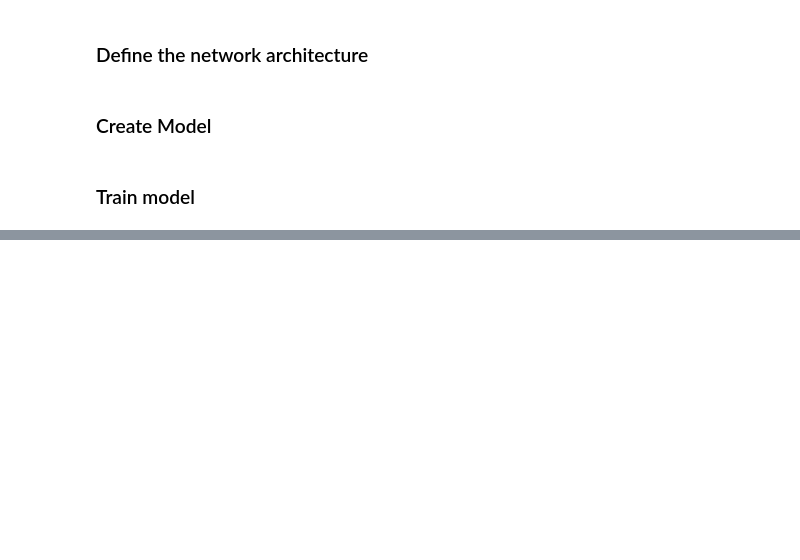
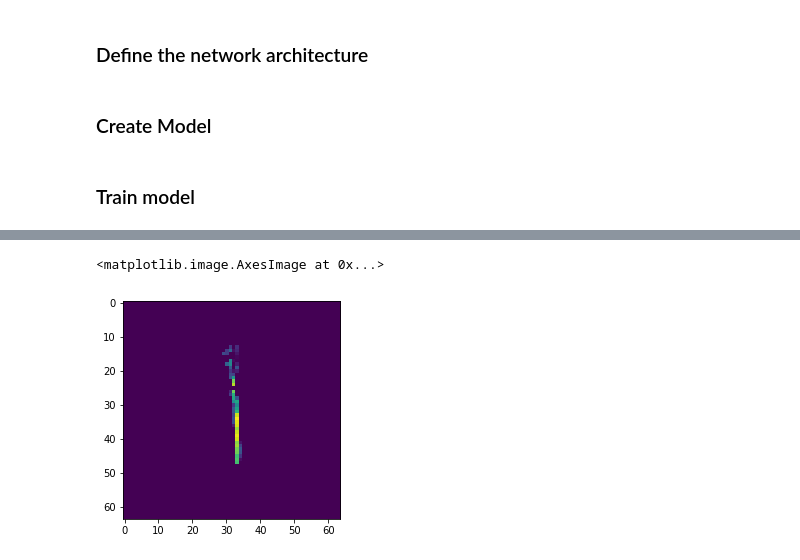
Before and after one commit to elichou/jupyternotebooks, a Jupyter notebook: Visual_learning_reaching/armcodlib/Visual_Learning_3d_Arm.ipynb, the cells around one changed output, grey strips where cells are left out. Drawn from its saved outputs; the diff is of its cells as text; code cells hidden in the pictures; blank space fills up the shorter version.

```diff
--- a/Visual_learning_reaching/armcodlib/Visual_Learning_3d_Arm.ipynb
+++ b/Visual_learning_reaching/armcodlib/Visual_Learning_3d_Arm.ipynb
@@ -107,0 +149,18 @@ imshow(autoencoder.predict(example_data)[0,:,:,0])
+# %%
+encoder_conv = build_conv2D_encoder()
+decoder_conv = build_dense_decoder()
+# %%
+optimizer = tf.keras.optimizers.Adam(1e-3)
+
+autoencoder_conv = tf.keras.Model(encoder_conv.input, decoder_conv(encoder_conv(encoder_conv.input)), name = "autoencoder")
+
+autoencoder_conv.compile(optimizer = 'adam',
+             loss='mse',
+             metrics=['accuracy','kullback_leibler_divergence'])
+# %%
+log_dir="logs/fit/" + datetime.datetime.now().strftime("%Y%m%d-%H%M%S")
+tensorboard_callback = tf.keras.callbacks.TensorBoard(log_dir=log_dir, histogram_freq=1)
+
+history = autoencoder_conv.fit(train_dataset,
+                    epochs = 5,
+                    callbacks=[tensorboard_callback])
@@ -108,2 +178,9 @@ imshow(autoencoder.predict(example_data)[0,:,:,0])
+# %%
+example_data = next(iter(train_dataset))
+# %%
+imshow(autoencoder_conv.predict(example_data)[0,:,:,0])
+# %% [output]
+<matplotlib.image.AxesImage at 0x...>
+[figure, added]
 # %%
 imshow(example_data[1][0,:,:,0])
```
Also changed, not shown: parts of 28 cells of this notebook, 1 other file.
